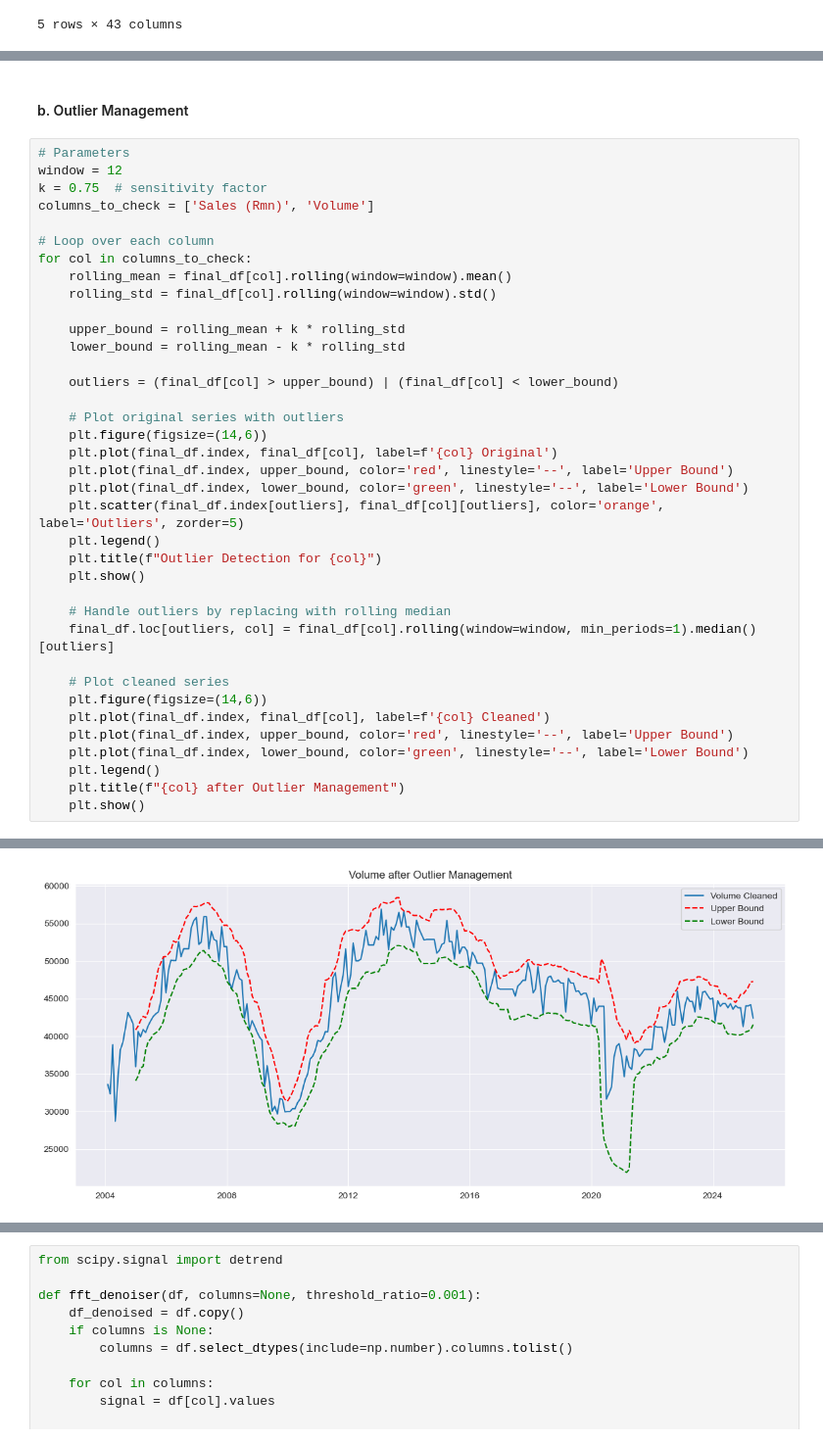
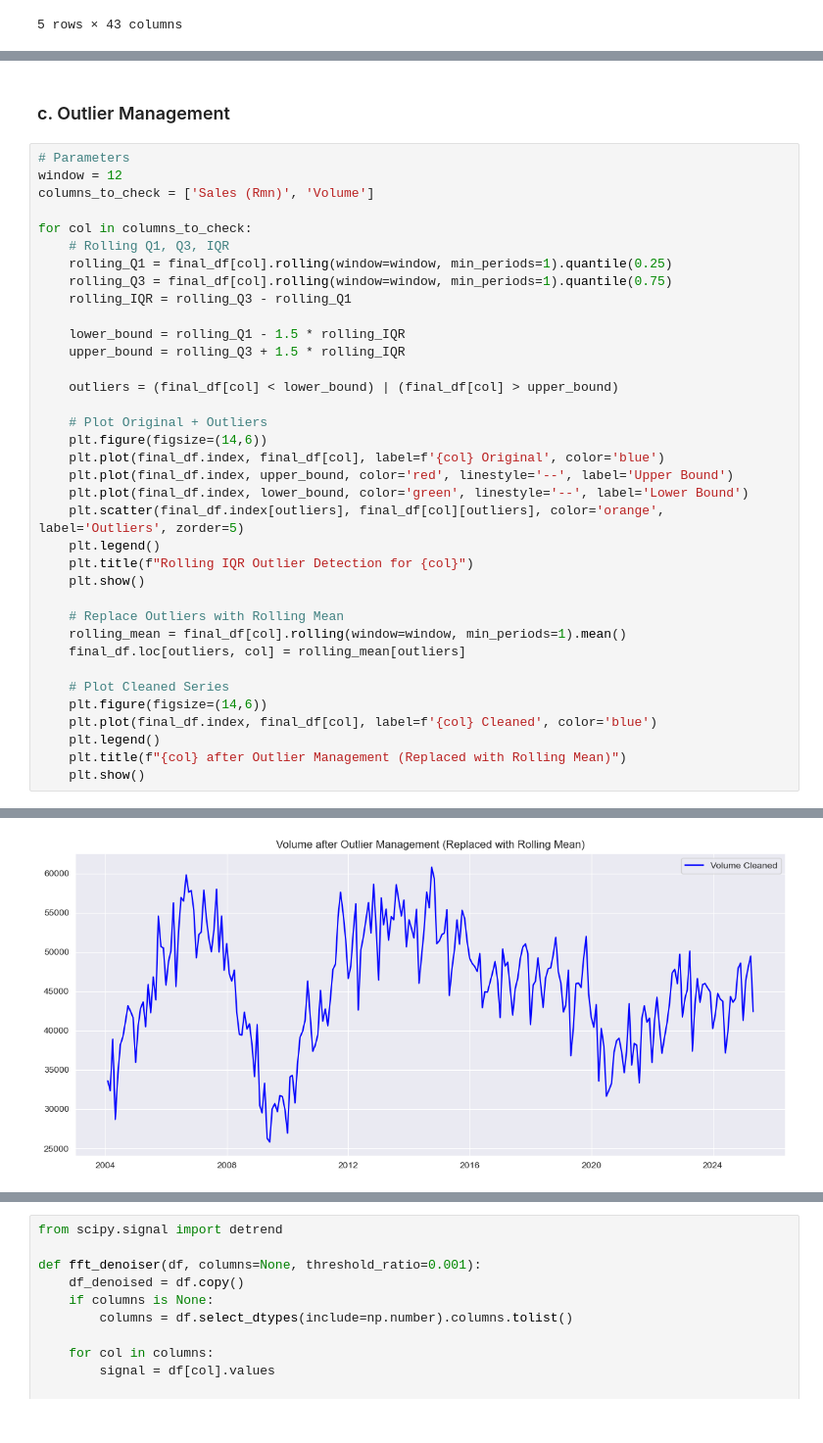
Before and after one commit to MahlatsiM/HonoursResearch, a Jupyter notebook: Car_Pred_2.0.ipynb, the cells around one changed output, grey strips where cells are left out. Shown at 98% size. Drawn from its saved outputs; the diff is of its cells as text.

Commit message:
Updated Outlier detection and management

```diff
--- a/Car_Pred_2.0.ipynb
+++ b/Car_Pred_2.0.ipynb
@@ -576,40 +556,39 @@ memory usage: 88.0 KB
 # %% [markdown]
-#### b. Outlier Management
+### c. Outlier Management
 # %%
 # Parameters
 window = 12
-k = 0.75  # sensitivity factor
 columns_to_check = ['Sales (Rmn)', 'Volume']
 
-# Loop over each column
 for col in columns_to_check:
-    rolling_mean = final_df[col].rolling(window=window).mean()
-    rolling_std = final_df[col].rolling(window=window).std()
+    # Rolling Q1, Q3, IQR
+    rolling_Q1 = final_df[col].rolling(window=window, min_periods=1).quantile(0.25)
+    rolling_Q3 = final_df[col].rolling(window=window, min_periods=1).quantile(0.75)
+    rolling_IQR = rolling_Q3 - rolling_Q1
 
-    upper_bound = rolling_mean + k * rolling_std
-    lower_bound = rolling_mean - k * rolling_std
+    lower_bound = rolling_Q1 - 1.5 * rolling_IQR
+    upper_bound = rolling_Q3 + 1.5 * rolling_IQR
 
-    outliers = (final_df[col] > upper_bound) | (final_df[col] < lower_bound)
+    outliers = (final_df[col] < lower_bound) | (final_df[col] > upper_bound)
 
-    # Plot original series with outliers
+    # Plot Original + Outliers
     plt.figure(figsize=(14,6))
-    plt.plot(final_df.index, final_df[col], label=f'{col} Original')
+    plt.plot(final_df.index, final_df[col], label=f'{col} Original', color='blue')
     plt.plot(final_df.index, upper_bound, color='red', linestyle='--', label='Upper Bound')
     plt.plot(final_df.index, lower_bound, color='green', linestyle='--', label='Lower Bound')
     plt.scatter(final_df.index[outliers], final_df[col][outliers], color='orange', label='Outliers', zorder=5)
     plt.legend()
-    plt.title(f"Outlier Detection for {col}")
+    plt.title(f"Rolling IQR Outlier Detection for {col}")
     plt.show()
 
-    # Handle outliers by replacing with rolling median
-    final_df.loc[outliers, col] = final_df[col].rolling(window=window, min_periods=1).median()[outliers]
+    # Replace Outliers with Rolling Mean
+    rolling_mean = final_df[col].rolling(window=window, min_periods=1).mean()
+    final_df.loc[outliers, col] = rolling_mean[outliers]
 
-    # Plot cleaned series
+    # Plot Cleaned Series
     plt.figure(figsize=(14,6))
-    plt.plot(final_df.index, final_df[col], label=f'{col} Cleaned')
-    plt.plot(final_df.index, upper_bound, color='red', linestyle='--', label='Upper Bound')
-    plt.plot(final_df.index, lower_bound, color='green', linestyle='--', label='Lower Bound')
+    plt.plot(final_df.index, final_df[col], label=f'{col} Cleaned', color='blue')
     plt.legend()
-    plt.title(f"{col} after Outlier Management")
+    plt.title(f"{col} after Outlier Management (Replaced with Rolling Mean)")
     plt.show()
 # %% [output]
@@ -619,2 +598,2 @@ for col in columns_to_check:
-[figure, old version]
+[figure, new version]
 # %% [markdown]
```
Also changed, not shown: parts of 16 cells of this notebook.
